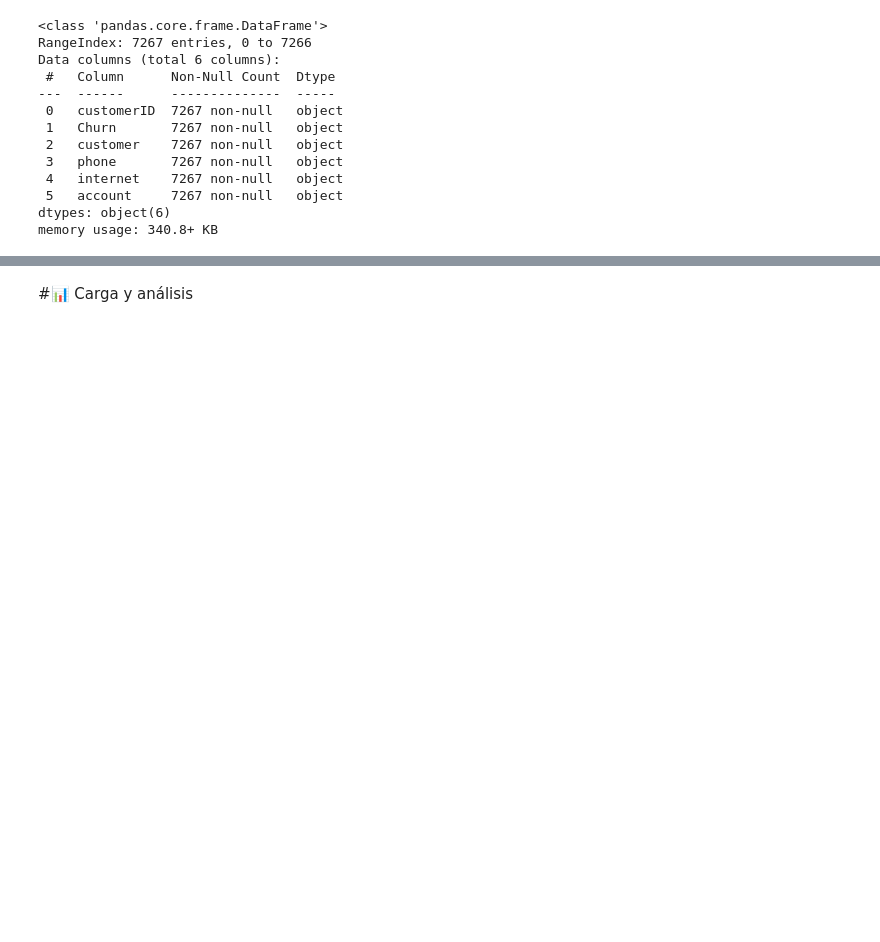
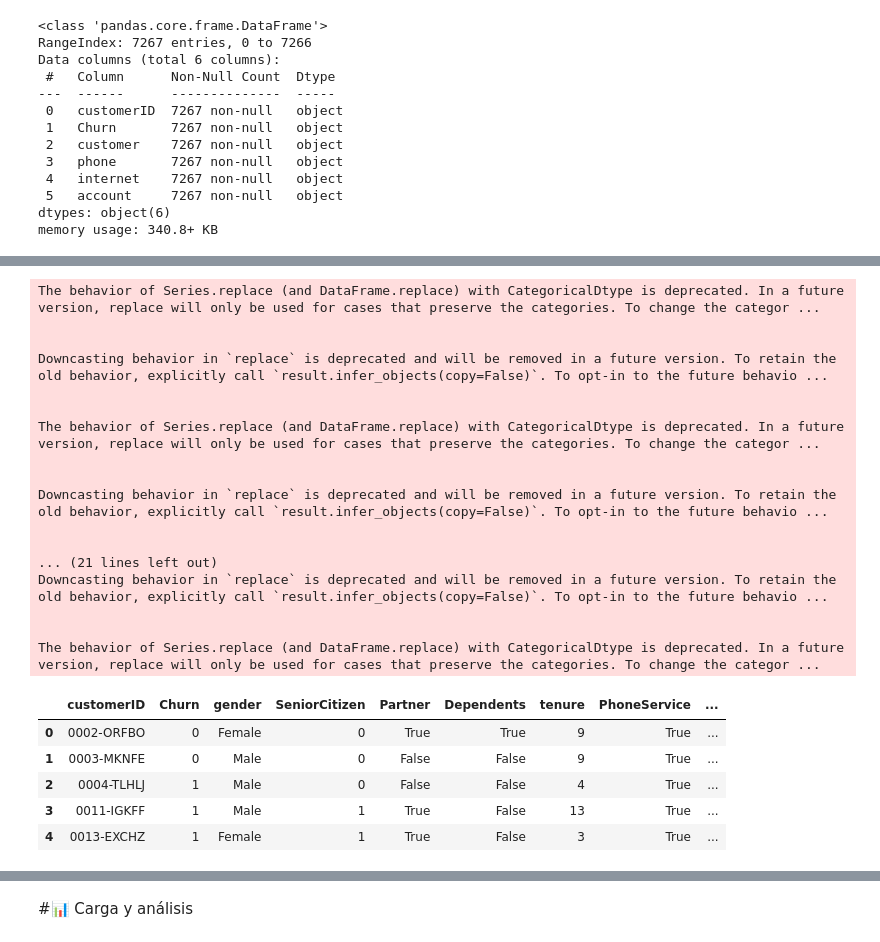
Before and after one commit to Alejandro0699/telecomX, a Jupyter notebook: TelecomX_LATAM.ipynb, the cells around one changed output, grey strips where cells are left out. Cells and saved outputs as stored; diff of their text form; code cells hidden in the pictures; blank space fills up the shorter version.

```diff
--- a/TelecomX_LATAM.ipynb
+++ b/TelecomX_LATAM.ipynb
@@ -86,0 +302,28 @@ memory usage: 1.2+ MB
+# %%
+#Procedemos a transformar los valores yes y no, que ya tenemos en una variable para pasarlos a numeros binarios
+df_telecom_norm[df_categoria]=df_telecom_norm[df_categoria].replace({'Yes':1,'No':0, 'No internet service':-1})
+df_telecom_norm.head()
+# %% [output]
+The behavior of Series.replace (and DataFrame.replace) with CategoricalDtype is deprecated. In a future version, replace will only be used for cases that preserve the categories. To change the categor ...
+
+
+Downcasting behavior in `replace` is deprecated and will be removed in a future version. To retain the old behavior, explicitly call `result.infer_objects(copy=False)`. To opt-in to the future behavio ...
+
+
+The behavior of Series.replace (and DataFrame.replace) with CategoricalDtype is deprecated. In a future version, replace will only be used for cases that preserve the categories. To change the categor ...
+
+
+Downcasting behavior in `replace` is deprecated and will be removed in a future version. To retain the old behavior, explicitly call `result.infer_objects(copy=False)`. To opt-in to the future behavio ...
+
+
+... (21 lines left out)
+Downcasting behavior in `replace` is deprecated and will be removed in a future version. To retain the old behavior, explicitly call `result.infer_objects(copy=False)`. To opt-in to the future behavio ...
+
+
+The behavior of Series.replace (and DataFrame.replace) with CategoricalDtype is deprecated. In a future version, replace will only be used for cases that preserve the categories. To change the categor ...
+|  | customerID | Churn | gender | SeniorCitizen | Partner | Dependents | tenure | PhoneService | ... |
+| 0 | 0002-ORFBO | 0 | Female | 0 | True | True | 9 | True | ... |
+| 1 | 0003-MKNFE | 0 | Male | 0 | False | False | 9 | True | ... |
+| 2 | 0004-TLHLJ | 1 | Male | 0 | False | False | 4 | True | ... |
+| 3 | 0011-IGKFF | 1 | Male | 1 | True | False | 13 | True | ... |
+| 4 | 0013-EXCHZ | 1 | Female | 1 | True | False | 3 | True | ... |
```
Also changed, not shown: parts of 53 cells of this notebook.
